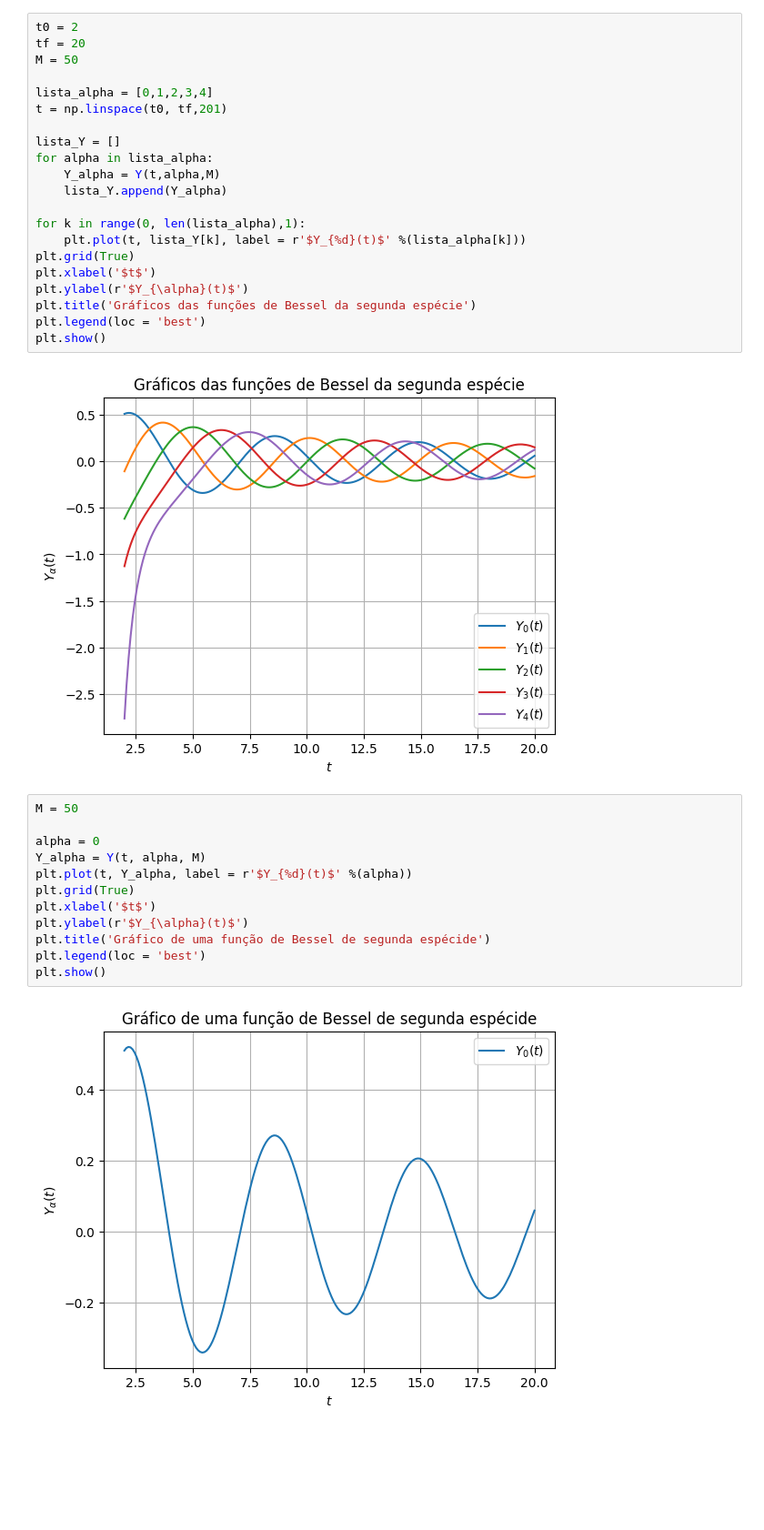
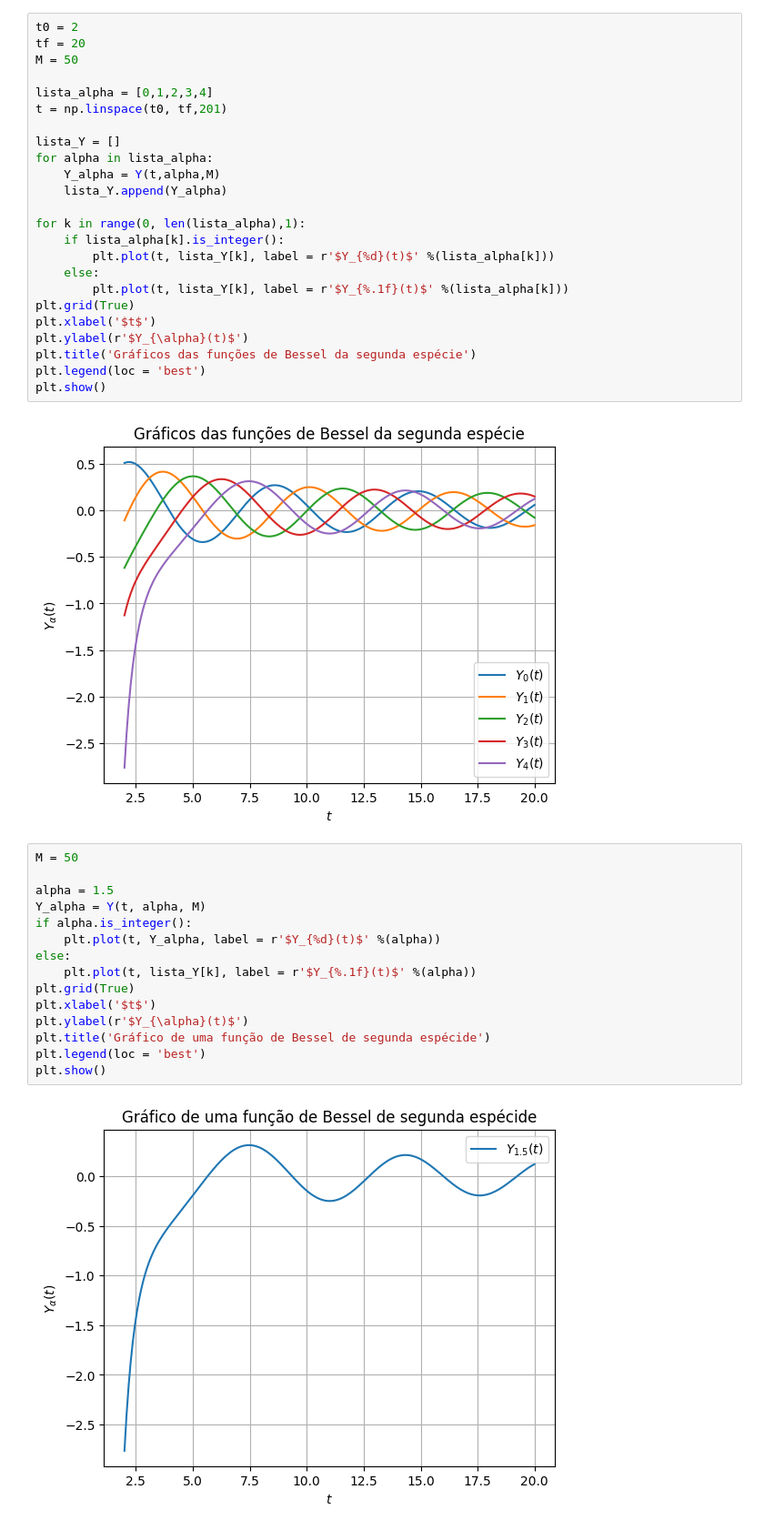
Before and after one commit to LucasGabrielMelo/Com.-Opticas, a Jupyter notebook: Funções de Bessel/Funções de Bessel de segunda espécie.ipynb, the cells around one changed output. Shown at 91% size. Saved outputs shown, nothing was run; the diff lists cells and outputs as text; blank space fills up the shorter version.

```diff
--- a/Funções de Bessel/Funções de Bessel de segunda espécie.ipynb
+++ b/Funções de Bessel/Funções de Bessel de segunda espécie.ipynb
@@ -119,7 +119,10 @@ for alpha in lista_alpha:
     lista_Y.append(Y_alpha)
 
 for k in range(0, len(lista_alpha),1):
-    plt.plot(t, lista_Y[k], label = r'$Y_{%d}(t)$' %(lista_alpha[k]))
+    if lista_alpha[k].is_integer():
+        plt.plot(t, lista_Y[k], label = r'$Y_{%d}(t)$' %(lista_alpha[k]))
+    else:
+        plt.plot(t, lista_Y[k], label = r'$Y_{%.1f}(t)$' %(lista_alpha[k]))
 plt.grid(True)
 plt.xlabel('$t$')
 plt.ylabel(r'$Y_{\alpha}(t)$')
@@ -131,17 +134,20 @@ plt.show()
 # %%
 M = 50
 
-alpha = 0
+alpha = 1.5
 Y_alpha = Y(t, alpha, M)
-plt.plot(t, Y_alpha, label = r'$Y_{%d}(t)$' %(alpha))
+if alpha.is_integer():
+    plt.plot(t, Y_alpha, label = r'$Y_{%d}(t)$' %(alpha))
+else:
+    plt.plot(t, lista_Y[k], label = r'$Y_{%.1f}(t)$' %(alpha))
 plt.grid(True)
 plt.xlabel('$t$')
 plt.ylabel(r'$Y_{\alpha}(t)$')
 plt.title('Gráfico de uma função de Bessel de segunda espécide')
 plt.legend(loc = 'best')
 plt.show()
 # %% [output]
-[figure, old version]
+[figure, new version]
 # %% [markdown]
 # Propriedades das funções de Bessel de segunda espécie #
 
```
Also changed, not shown: parts of 2 cells of this notebook, 3 other files.
